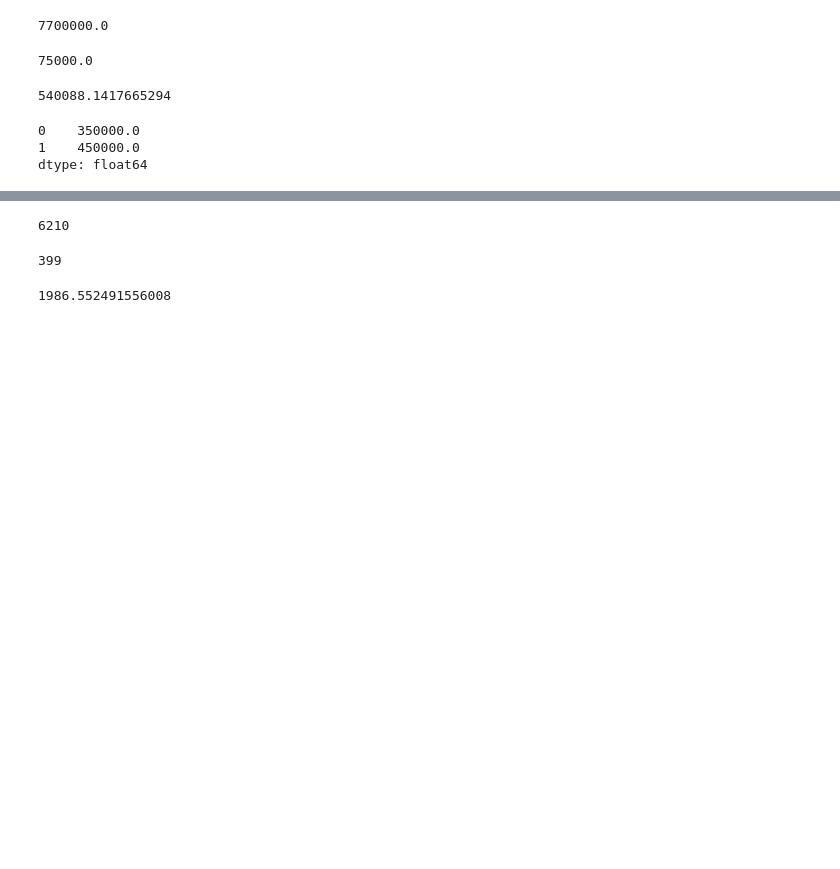
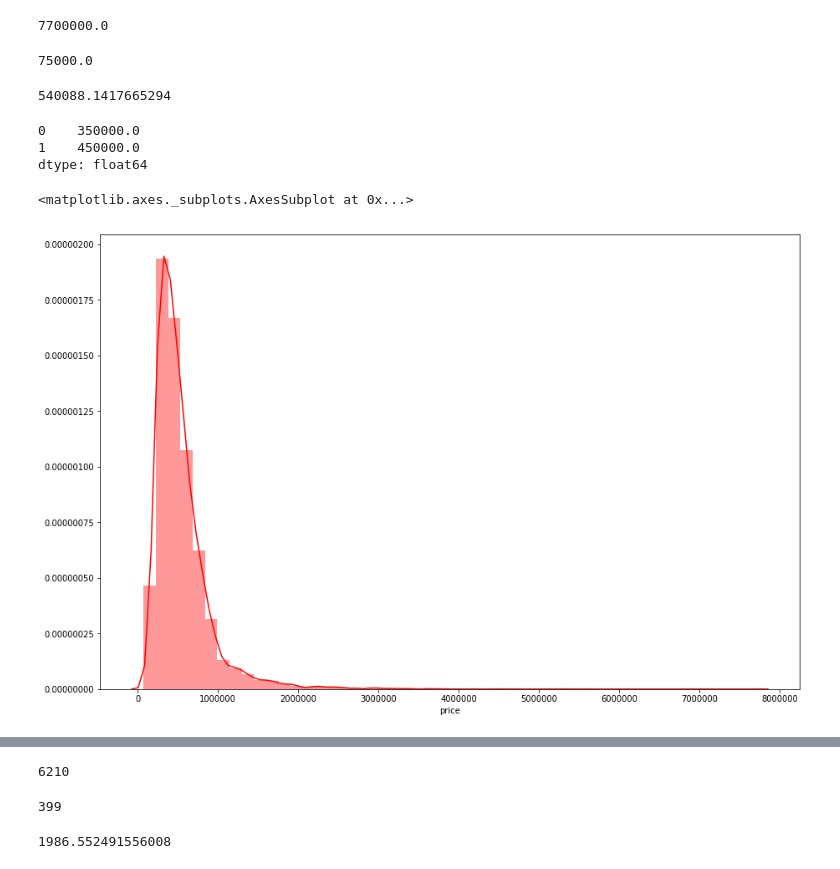
Before and after one commit to Akshay-Sehgal/Assignment, a Jupyter notebook: Assignments_7.ipynb, the cells around one changed output, grey strips where cells are left out. Cells and saved outputs as stored; diff of their text form; code cells hidden in the pictures; blank space fills up the shorter version.

```diff
--- a/Assignments_7.ipynb
+++ b/Assignments_7.ipynb
@@ -129,3 +125,9 @@ hp.price.mode()
 0    350000.0
 1    450000.0
 dtype: float64
+# %%
+plt.figure(figsize=(15,10))
+sb.distplot(hp.price,color='red')
+# %% [output]
+<matplotlib.axes._subplots.AxesSubplot at 0x...>
+[figure, added]
```
Also changed, not shown: parts of 24 cells of this notebook.
